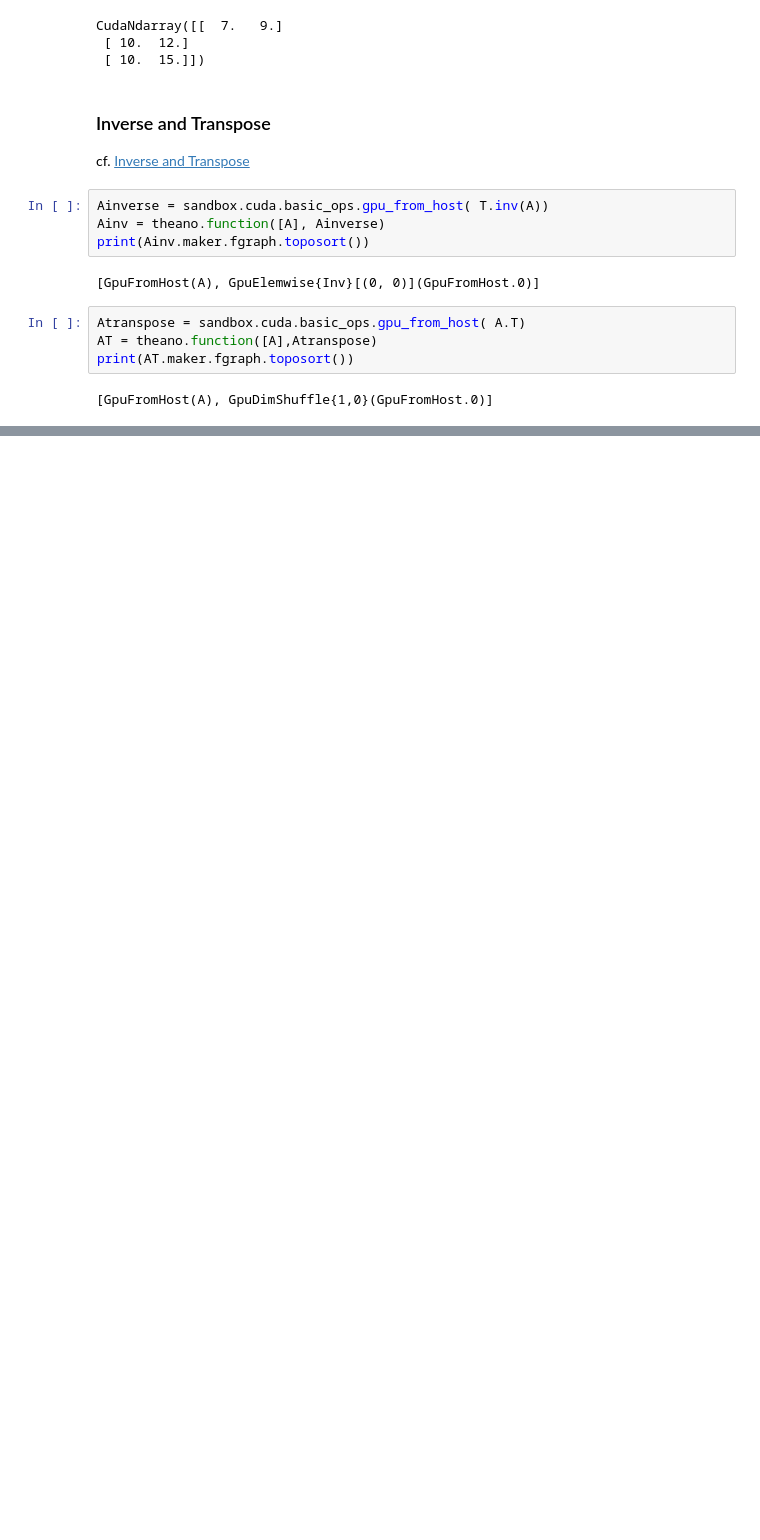
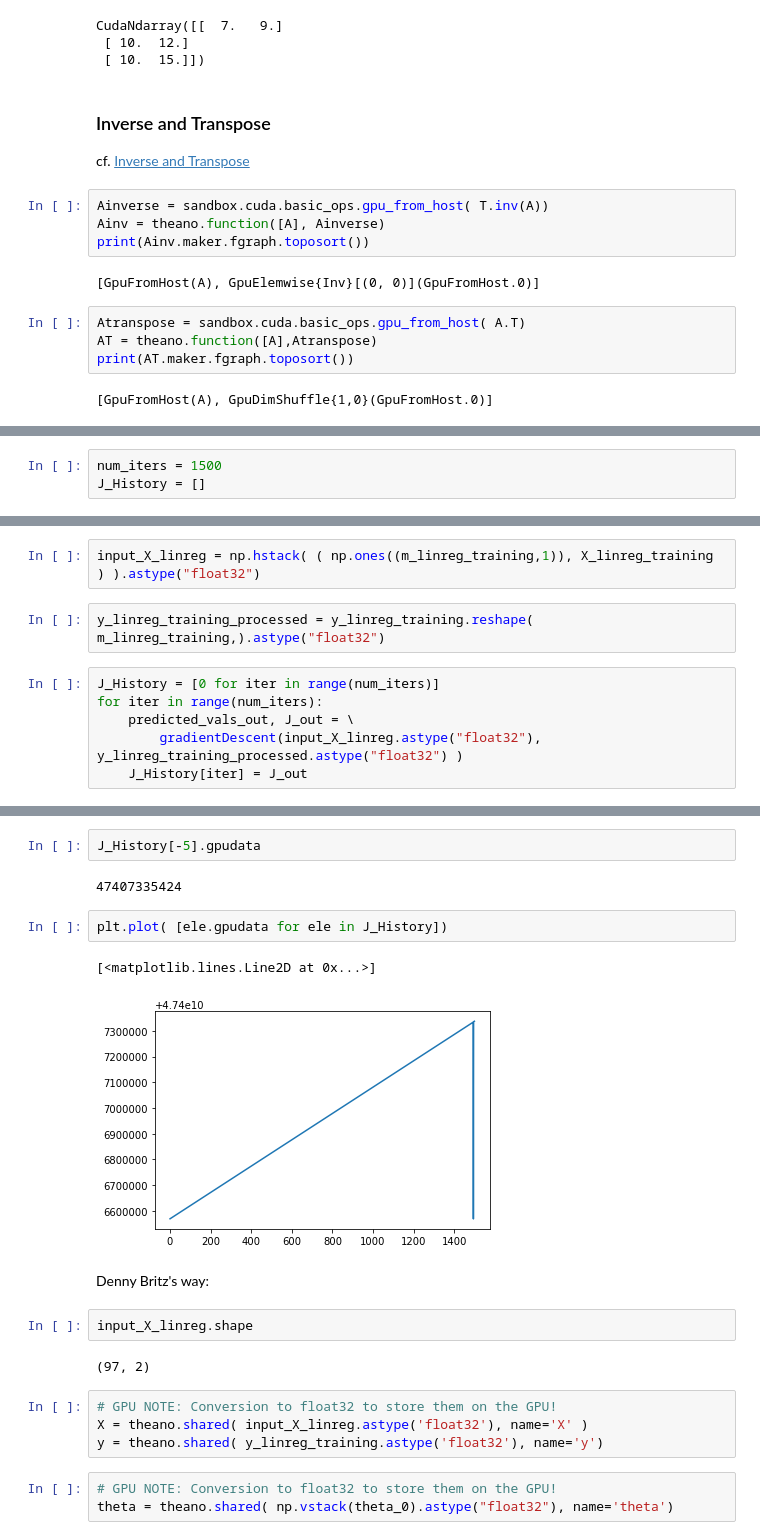
Before and after one commit to ernestyalumni/MLgrabbag, a Jupyter notebook: theano_ML.ipynb, the cells around one changed output, grey strips where cells are left out. Saved outputs shown, nothing was run; the diff lists cells and outputs as text; blank space fills up the shorter version.

```diff
--- a/theano_ML.ipynb
+++ b/theano_ML.ipynb
@@ -486,0 +556,3 @@ print(AT.maker.fgraph.toposort())
+# %%
+num_iters = 1500
+J_History = []
@@ -486,0 +561,10 @@ print(AT.maker.fgraph.toposort())
+# %%
+input_X_linreg = np.hstack( ( np.ones((m_linreg_training,1)), X_linreg_training ) ).astype("float32")
+# %%
+y_linreg_training_processed = y_linreg_training.reshape( m_linreg_training,).astype("float32")
+# %%
+J_History = [0 for iter in range(num_iters)]
+for iter in range(num_iters):
+    predicted_vals_out, J_out = \
+        gradientDescent(input_X_linreg.astype("float32"), y_linreg_training_processed.astype("float32") )
+    J_History[iter] = J_out
@@ -486,0 +605,22 @@ print(AT.maker.fgraph.toposort())
+# %%
+J_History[-5].gpudata
+# %% [output]
+47407335424
+# %%
+plt.plot( [ele.gpudata for ele in J_History])
+# %% [output]
+[<matplotlib.lines.Line2D at 0x...>]
+[figure, added]
+# %% [markdown]
+Denny Britz's way:
+# %%
+input_X_linreg.shape
+# %% [output]
+(97, 2)
+# %%
+# GPU NOTE: Conversion to float32 to store them on the GPU!
+X = theano.shared( input_X_linreg.astype('float32'), name='X' )
+y = theano.shared( y_linreg_training.astype('float32'), name='y')
+# %%
+# GPU NOTE: Conversion to float32 to store them on the GPU!
+theta = theano.shared( np.vstack(theta_0).astype("float32"), name='theta')
```
Also changed, not shown: parts of 38 cells of this notebook.
